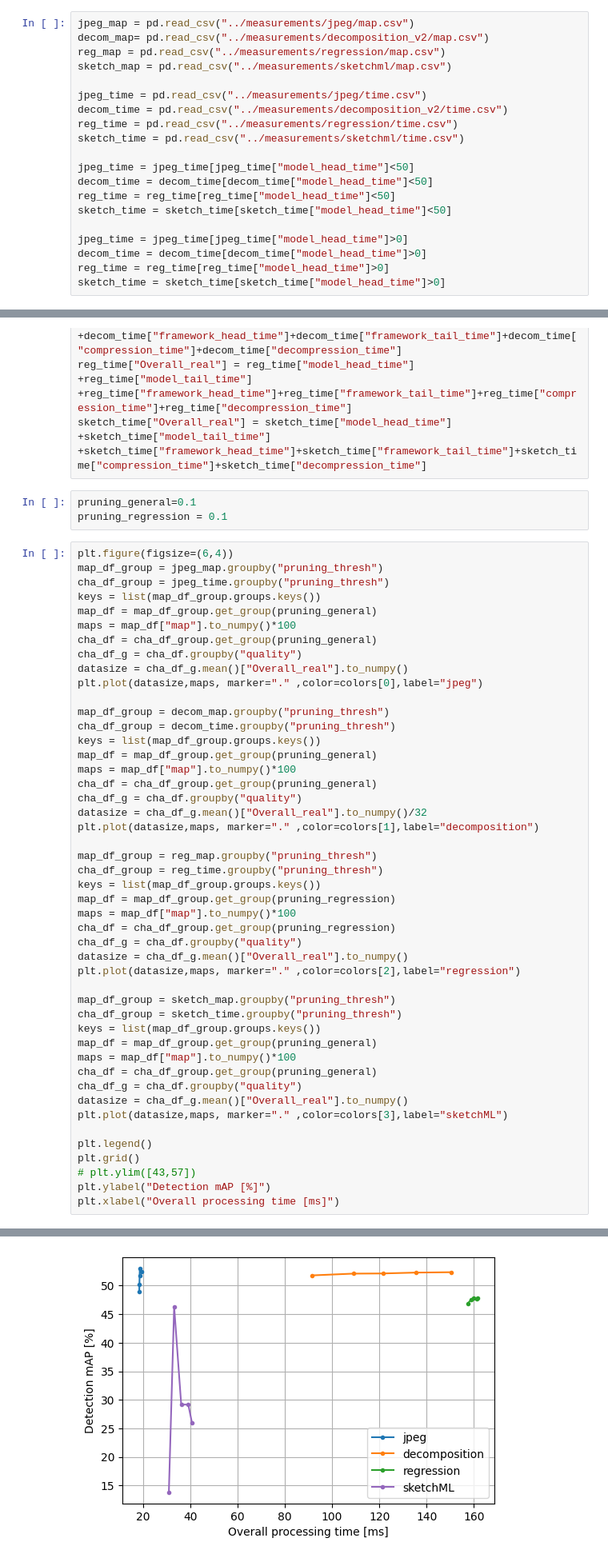
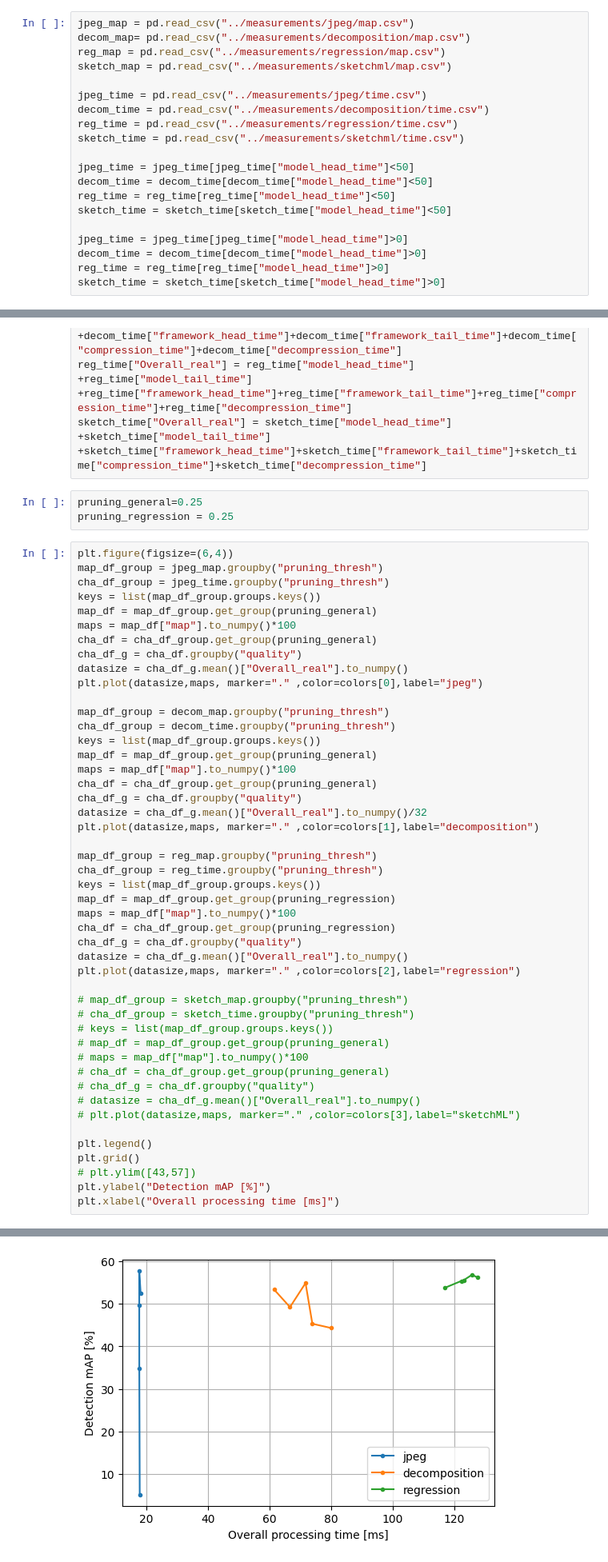
Before and after one commit to Rexyyj/split_DNN_framework, a Jupyter notebook: stable_tests/plot/time_plot.ipynb, the cells around one changed output, grey strips where cells are left out. Shown: that part at 80% size. Drawn from its saved outputs; the diff is of its cells as text.

Commit message:
add plot

```diff
--- a/stable_tests/plot/time_plot.ipynb
+++ b/stable_tests/plot/time_plot.ipynb
@@ -6,12 +6,12 @@ import pandas as pd
 colors = ["tab:blue", "tab:orange","tab:green","tab:purple","tab:brown","tab:pink"]
 # %%
 jpeg_map = pd.read_csv("../measurements/jpeg/map.csv")
-decom_map= pd.read_csv("../measurements/decomposition_v2/map.csv")
+decom_map= pd.read_csv("../measurements/decomposition/map.csv")
 reg_map = pd.read_csv("../measurements/regression/map.csv")
 sketch_map = pd.read_csv("../measurements/sketchml/map.csv")
 
 jpeg_time = pd.read_csv("../measurements/jpeg/time.csv")
-decom_time = pd.read_csv("../measurements/decomposition_v2/time.csv")
+decom_time = pd.read_csv("../measurements/decomposition/time.csv")
 reg_time = pd.read_csv("../measurements/regression/time.csv")
 sketch_time = pd.read_csv("../measurements/sketchml/time.csv")
 
@@ -46,8 +46,8 @@ decom_time["Overall_real"] = decom_time["model_head_time"] +decom_time["model_ta
 reg_time["Overall_real"] = reg_time["model_head_time"] +reg_time["model_tail_time"] +reg_time["framework_head_time"]+reg_time["framework_tail_time"]+reg_time["compression_time"]+reg_time["decompression_time"]
 sketch_time["Overall_real"] = sketch_time["model_head_time"] +sketch_time["model_tail_time"] +sketch_time["framework_head_time"]+sketch_time["framework_tail_time"]+sketch_time["compression_time"]+sketch_time["decompression_time"]
 # %%
-pruning_general=0.1
-pruning_regression = 0.1
+pruning_general=0.25
+pruning_regression = 0.25
 # %%
 plt.figure(figsize=(6,4))
 map_df_group = jpeg_map.groupby("pruning_thresh")
@@ -61,40 +61,40 @@ datasize = cha_df_g.mean()["Overall_real"].to_numpy()
 plt.plot(datasize,maps, marker="." ,color=colors[0],label="jpeg")
 
 map_df_group = decom_map.groupby("pruning_thresh")
 cha_df_group = decom_time.groupby("pruning_thresh")
 keys = list(map_df_group.groups.keys())
 map_df = map_df_group.get_group(pruning_general)
 maps = map_df["map"].to_numpy()*100
 cha_df = cha_df_group.get_group(pruning_general)
 cha_df_g = cha_df.groupby("quality")
 datasize = cha_df_g.mean()["Overall_real"].to_numpy()/32
 plt.plot(datasize,maps, marker="." ,color=colors[1],label="decomposition")
 
 map_df_group = reg_map.groupby("pruning_thresh")
 cha_df_group = reg_time.groupby("pruning_thresh")
 keys = list(map_df_group.groups.keys())
 map_df = map_df_group.get_group(pruning_regression)
 maps = map_df["map"].to_numpy()*100
 cha_df = cha_df_group.get_group(pruning_regression)
 cha_df_g = cha_df.groupby("quality")
 datasize = cha_df_g.mean()["Overall_real"].to_numpy()
 plt.plot(datasize,maps, marker="." ,color=colors[2],label="regression")
 
-map_df_group = sketch_map.groupby("pruning_thresh")
-cha_df_group = sketch_time.groupby("pruning_thresh")
-keys = list(map_df_group.groups.keys())
-map_df = map_df_group.get_group(pruning_general)
-maps = map_df["map"].to_numpy()*100
-cha_df = cha_df_group.get_group(pruning_general)
-cha_df_g = cha_df.groupby("quality")
-datasize = cha_df_g.mean()["Overall_real"].to_numpy()
-plt.plot(datasize,maps, marker="." ,color=colors[3],label="sketchML")
+# map_df_group = sketch_map.groupby("pruning_thresh")
+# cha_df_group = sketch_time.groupby("pruning_thresh")
+# keys = list(map_df_group.groups.keys())
+# map_df = map_df_group.get_group(pruning_general)
+# maps = map_df["map"].to_numpy()*100
+# cha_df = cha_df_group.get_group(pruning_general)
+# cha_df_g = cha_df.groupby("quality")
+# datasize = cha_df_g.mean()["Overall_real"].to_numpy()
+# plt.plot(datasize,maps, marker="." ,color=colors[3],label="sketchML")
 
 plt.legend()
 plt.grid()
 # plt.ylim([43,57])
 plt.ylabel("Detection mAP [%]")
 plt.xlabel("Overall processing time [ms]")
 # %% [output]
 Text(0.5, 0, 'Overall processing time [ms]')
-[figure, old version]
+[figure, new version]
```
Also changed, not shown: 1 other file.
